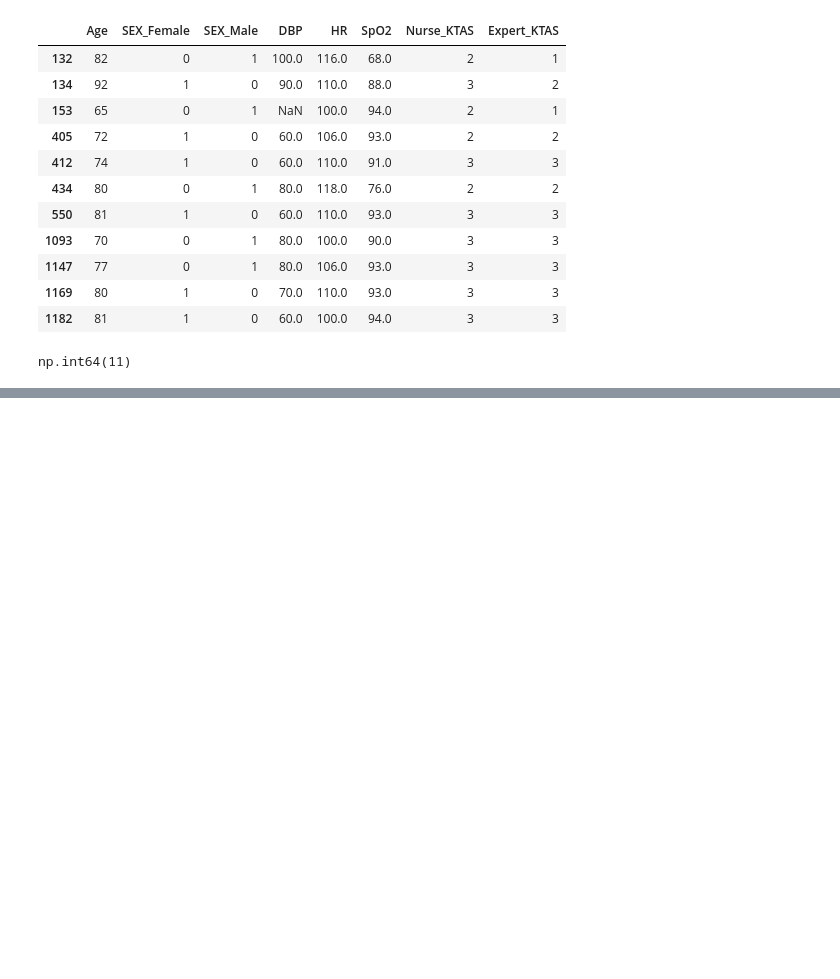
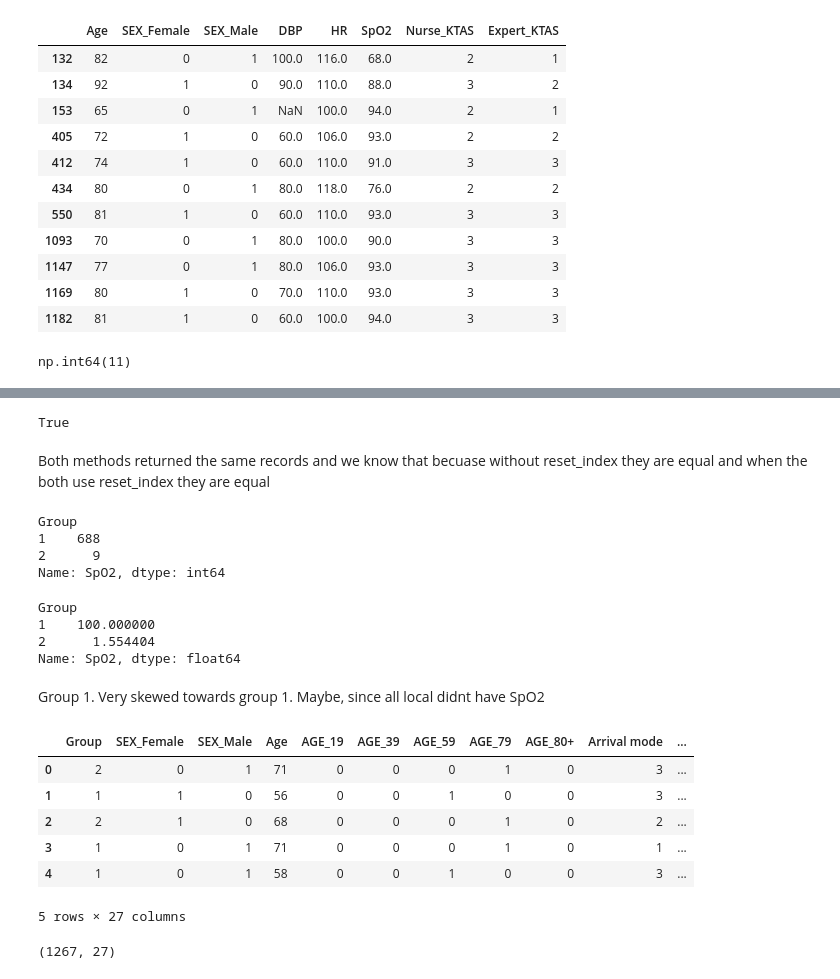
Before and after one commit to hyojochang1/Emergency-Triage-Analysis, a Jupyter notebook: emergency_triage_analysis2.ipynb, the cells around one changed output, grey strips where cells are left out. Drawn from its saved outputs; the diff is of its cells as text; code cells hidden in the pictures; blank space fills up the shorter version.

```diff
--- a/emergency_triage_analysis2.ipynb
+++ b/emergency_triage_analysis2.ipynb
@@ -222,0 +650,40 @@ df.query('Senior == "Yes"')
+# %%
+print(df_clean.query('Senior == "Yes" and Low_SpO2 and HR >= 100')[["Age", "SEX_Female","SEX_Male","DBP","HR","SpO2","Nurse_KTAS","Expert_KTAS"]].reset_index().equals(df_clean.loc[(df_clean["Senior"] == "Yes") & (df_clean["Low_SpO2"]) & (df_clean["HR"] >= 100),["Age","SEX_Female","SEX_Male","DBP","HR","SpO2","Nurse_KTAS","Expert_KTAS"]].reset_index()))
+# %% [output]
+True
+# %% [markdown]
+Both methods returned the same records and we know that becuase without reset_index they are equal and when the both use reset_index they are equal
+# %%
+df_clean.groupby('Group')['SpO2'].apply(lambda x: x.isnull().sum())
+# %% [output]
+Group
+1    688
+2      9
+Name: SpO2, dtype: int64
+# %%
+df_clean.groupby('Group')['SpO2'].apply(lambda x: x.isnull().mean()*100)
+# %% [output]
+Group
+1    100.000000
+2      1.554404
+Name: SpO2, dtype: float64
+# %% [markdown]
+Group 1.
+Very skewed towards group 1.
+Maybe, since all local didnt have SpO2
+# %%
+analysis_df = df_clean.copy()
+analysis_df.drop(columns=['Sex','Patients number per hour','Diagnosis in ED','mistriage','Error_group','Low_SpO2','Senior'], inplace=True)
+analysis_df.head(5)
+# %% [output]
+|  | Group | SEX_Female | SEX_Male | Age | AGE_19 | AGE_39 | AGE_59 | AGE_79 | AGE_80+ | Arrival mode | ... |
+| 0 | 2 | 0 | 1 | 71 | 0 | 0 | 0 | 1 | 0 | 3 | ... |
+| 1 | 1 | 1 | 0 | 56 | 0 | 0 | 1 | 0 | 0 | 3 | ... |
+| 2 | 2 | 1 | 0 | 68 | 0 | 0 | 0 | 1 | 0 | 2 | ... |
+| 3 | 1 | 0 | 1 | 71 | 0 | 0 | 0 | 1 | 0 | 1 | ... |
+| 4 | 1 | 0 | 1 | 58 | 0 | 0 | 1 | 0 | 0 | 3 | ... |
+5 rows × 27 columns
+# %%
+analysis_df.shape
+# %% [output]
+(1267, 27)
```
Also changed, not shown: parts of 52 cells of this notebook.
